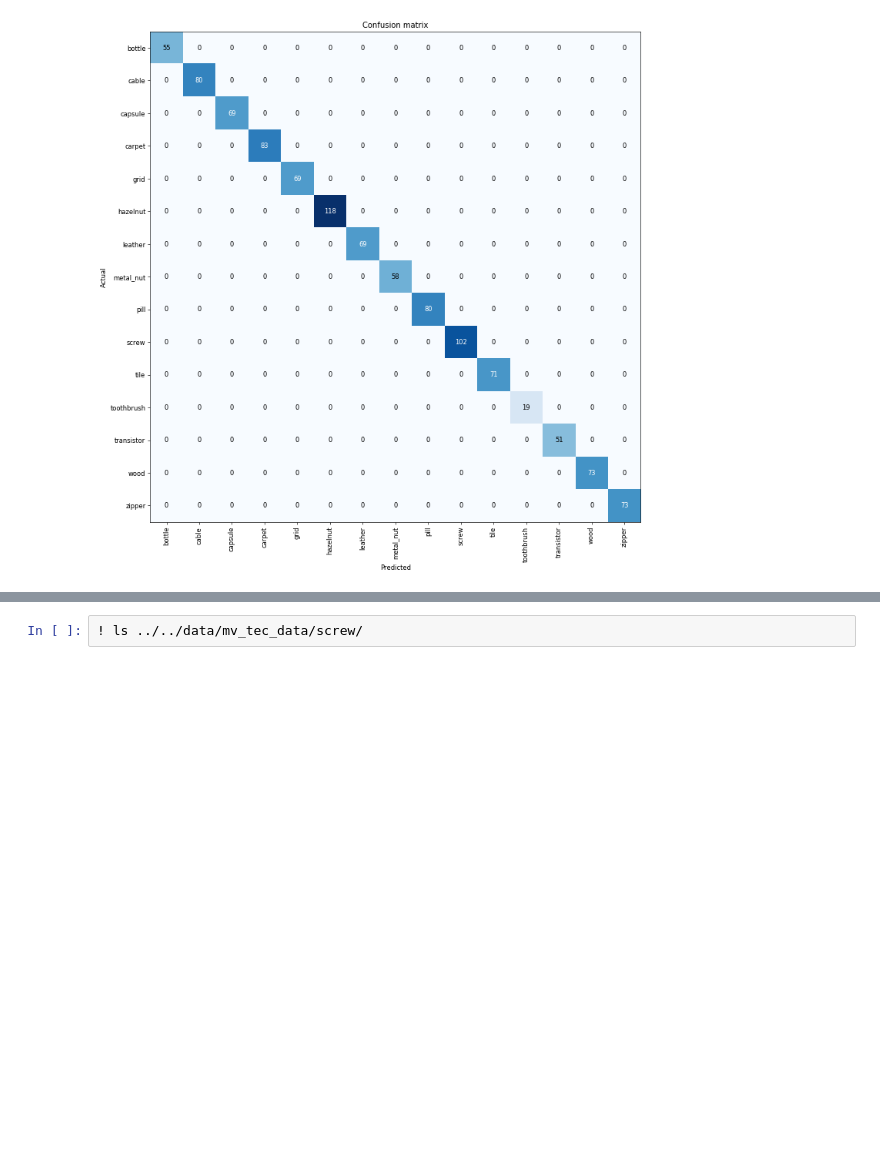
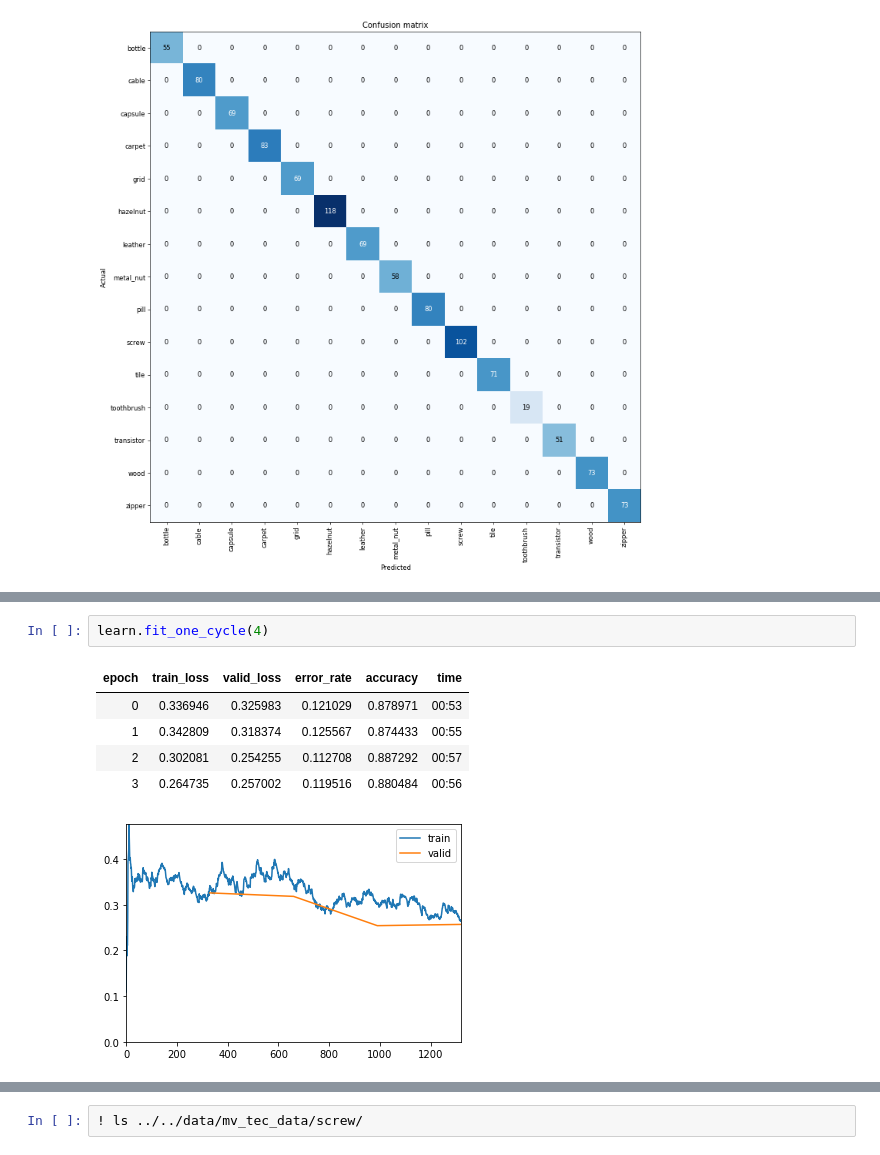
Before and after one commit to josiahls/FastaiWorkshop, a Jupyter notebook: fastai_worshop/notebooks/Part 2 [Basic Image Classification].ipynb, the cells around one changed output, grey strips where cells are left out. Cells and saved outputs as stored; diff of their text form; blank space fills up the shorter version.

```diff
--- a/fastai_worshop/notebooks/Part 2 [Basic Image Classification].ipynb
+++ b/fastai_worshop/notebooks/Part 2 [Basic Image Classification].ipynb
@@ -144,0 +181,9 @@ interp.plot_confusion_matrix(figsize=(12,12), dpi=60)
+# %%
+learn.fit_one_cycle(4)
+# %% [output]
+| epoch | train_loss | valid_loss | error_rate | accuracy | time |
+| 0 | 0.336946 | 0.325983 | 0.121029 | 0.878971 | 00:53 |
+| 1 | 0.342809 | 0.318374 | 0.125567 | 0.874433 | 00:55 |
+| 2 | 0.302081 | 0.254255 | 0.112708 | 0.887292 | 00:57 |
+| 3 | 0.264735 | 0.257002 | 0.119516 | 0.880484 | 00:56 |
+[figure, added]
```
Also changed, not shown: parts of 20 cells of this notebook, 3 other files.
